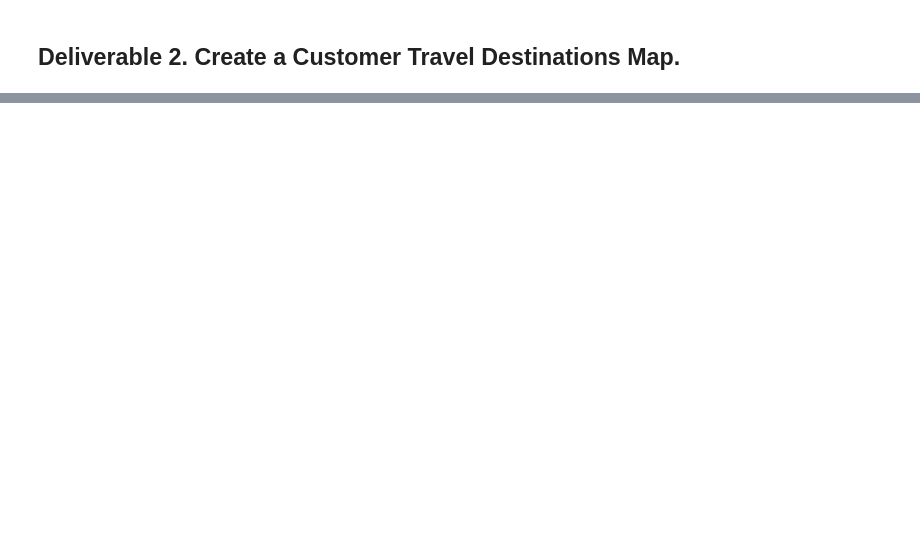
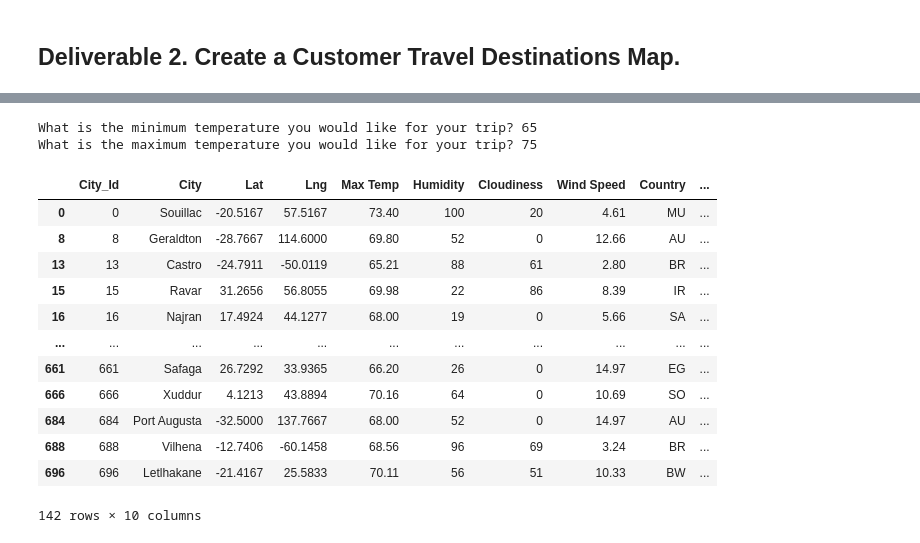
Before and after one commit to rciminera/World_Weather_Analysis, a Jupyter notebook: Vacation_Search/Vacation_Search.ipynb, the cells around one changed output, grey strips where cells are left out. Saved outputs shown, nothing was run; the diff lists cells and outputs as text; code cells hidden in the pictures; blank space fills up the shorter version.

```diff
--- a/Vacation_Search/Vacation_Search.ipynb
+++ b/Vacation_Search/Vacation_Search.ipynb
@@ -16,4 +14,4 @@ ModuleNotFoundError: No module named 'gmaps'
 # %%
 # 1. Import the WeatherPy_database.csv file.
-city_data_df = pd.read_csv("Weather_Database/WeatherPy_database.csv")
+city_data_df = pd.read_csv("/Users/bobc/Repositories/World_Weather_Analysis/Weather_Database/WeatherPy_Database.csv")
 city_data_df.head()
@@ -22,2 +25,27 @@ city_data_df.head()
+# %%
+# 2. Prompt the user to enter minimum and maximum temperature criteria
+# Ask the customer to add a minimum and maximum temperature value.
+min_temp = float(input("What is the minimum temperature you would like for your trip? "))
+max_temp = float(input("What is the maximum temperature you would like for your trip? "))
+# Filter the dataset to find the cities that fit the criteria.
+preferred_cities_df = city_data_df.loc[(city_data_df["Max Temp"] <= max_temp) & \
+                                       (city_data_df["Max Temp"] >= min_temp)]
+preferred_cities_df
+# %% [output]
+What is the minimum temperature you would like for your trip? 65
+What is the maximum temperature you would like for your trip? 75
+|  | City_Id | City | Lat | Lng | Max Temp | Humidity | Cloudiness | Wind Speed | Country | ... |
+| 0 | 0 | Souillac | -20.5167 | 57.5167 | 73.40 | 100 | 20 | 4.61 | MU | ... |
+| 8 | 8 | Geraldton | -28.7667 | 114.6000 | 69.80 | 52 | 0 | 12.66 | AU | ... |
+| 13 | 13 | Castro | -24.7911 | -50.0119 | 65.21 | 88 | 61 | 2.80 | BR | ... |
+| 15 | 15 | Ravar | 31.2656 | 56.8055 | 69.98 | 22 | 86 | 8.39 | IR | ... |
+| 16 | 16 | Najran | 17.4924 | 44.1277 | 68.00 | 19 | 0 | 5.66 | SA | ... |
+| ... | ... | ... | ... | ... | ... | ... | ... | ... | ... | ... |
+| 661 | 661 | Safaga | 26.7292 | 33.9365 | 66.20 | 26 | 0 | 14.97 | EG | ... |
+| 666 | 666 | Xuddur | 4.1213 | 43.8894 | 70.16 | 64 | 0 | 10.69 | SO | ... |
+| 684 | 684 | Port Augusta | -32.5000 | 137.7667 | 68.00 | 52 | 0 | 14.97 | AU | ... |
+| 688 | 688 | Vilhena | -12.7406 | -60.1458 | 68.56 | 96 | 69 | 3.24 | BR | ... |
+| 696 | 696 | Letlhakane | -21.4167 | 25.5833 | 70.11 | 56 | 51 | 10.33 | BW | ... |
+142 rows × 10 columns
 # %%
 # 3. Filter the city_data_df DataFrame using the input statements to create a new DataFrame using the loc method.
```
Also changed, not shown: parts of 14 cells of this notebook, 9 other files.
